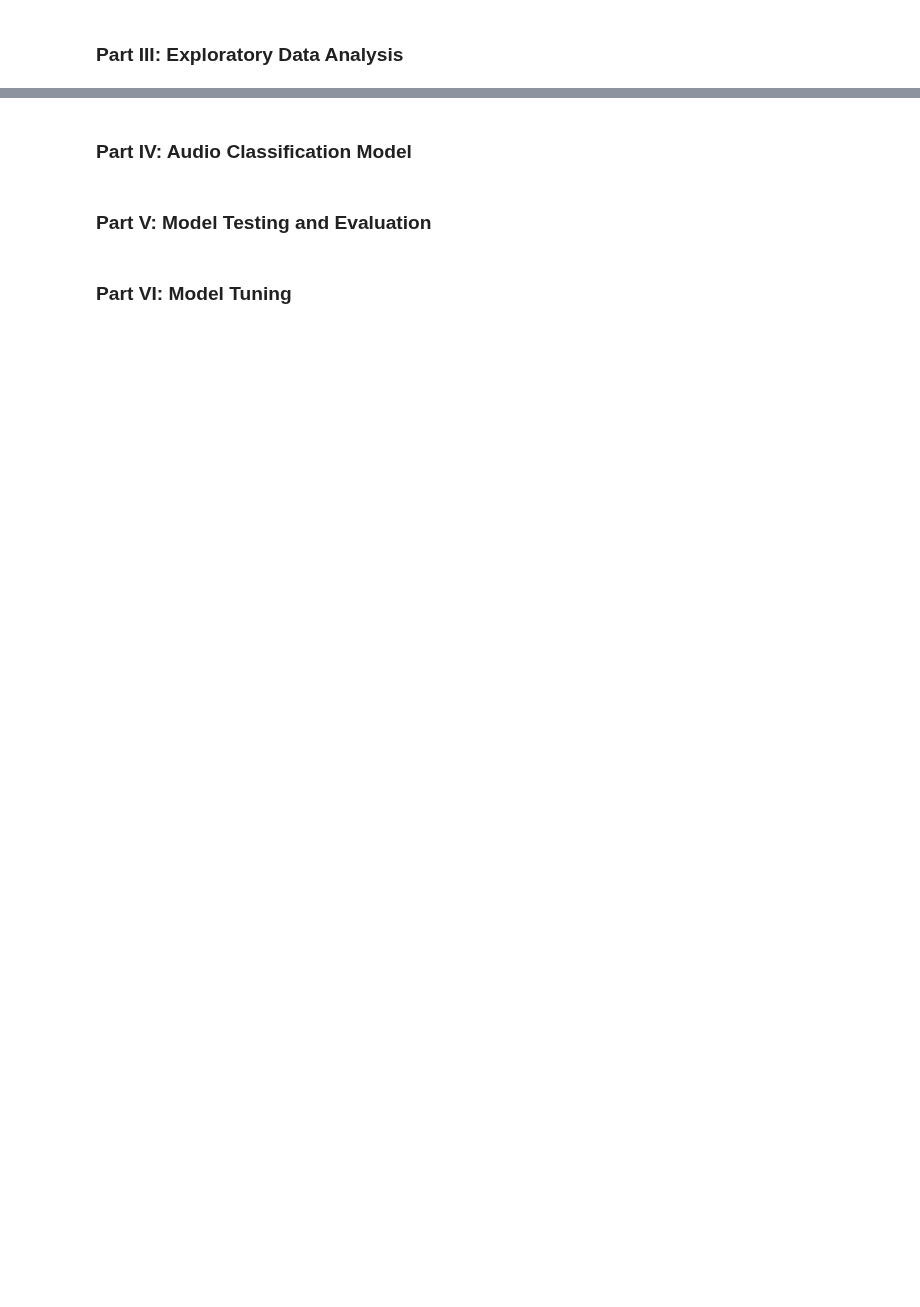
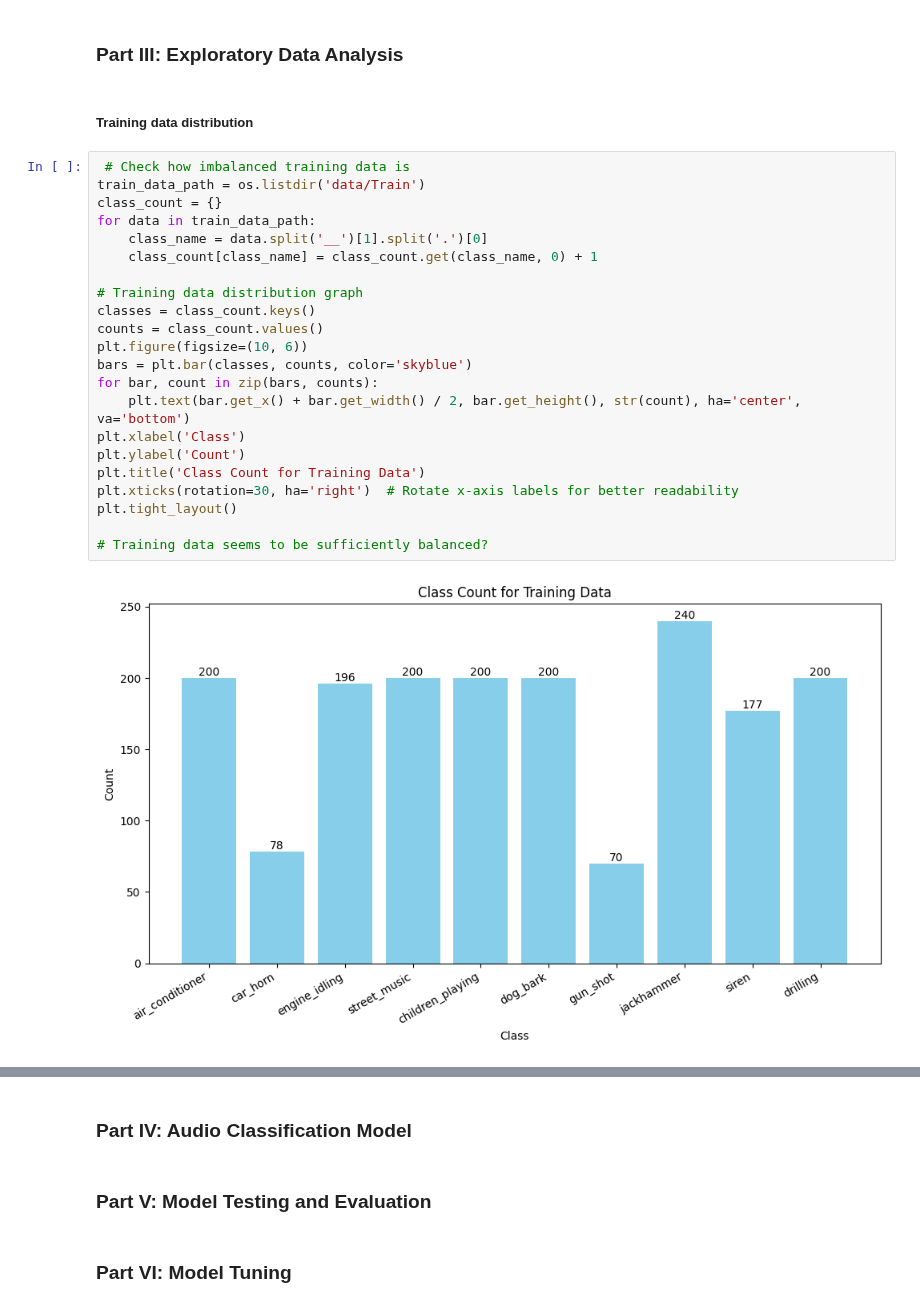
Before and after one commit to jasonmatthewsuhari/IT1244_UrbanSound, a Jupyter notebook: Urban Sound Analysis.ipynb, the cells around one changed output, grey strips where cells are left out. Saved outputs shown, nothing was run; the diff lists cells and outputs as text; blank space fills up the shorter version.

Commit message:
EDA Update
Plotted graphs for training data count, waveforms, mono vs stereo

Started on extracting a feature (Mel-Frequency), but not complete

```diff
--- a/Urban Sound Analysis.ipynb
+++ b/Urban Sound Analysis.ipynb
@@ -47,3 +51,29 @@ ipd.Audio('data/Train/Train_1__dog_bark.wav')
 [interactive output not drawn]
 # %% [markdown]
 ### Part III: Exploratory Data Analysis
+# %% [markdown]
+##### Training data distribution
+# %%
+ # Check how imbalanced training data is
+train_data_path = os.listdir('data/Train')
+class_count = {}
+for data in train_data_path:
+    class_name = data.split('__')[1].split('.')[0]
+    class_count[class_name] = class_count.get(class_name, 0) + 1
+
+# Training data distribution graph
+classes = class_count.keys()
+counts = class_count.values()
+plt.figure(figsize=(10, 6))
+bars = plt.bar(classes, counts, color='skyblue')
+for bar, count in zip(bars, counts):
+    plt.text(bar.get_x() + bar.get_width() / 2, bar.get_height(), str(count), ha='center', va='bottom')
+plt.xlabel('Class')
+plt.ylabel('Count')
+plt.title('Class Count for Training Data')
+plt.xticks(rotation=30, ha='right')  # Rotate x-axis labels for better readability
+plt.tight_layout()
+
+# Training data seems to be sufficiently balanced?
+# %% [output]
+[figure, added]
```
Also changed, not shown: parts of 7 cells of this notebook.
